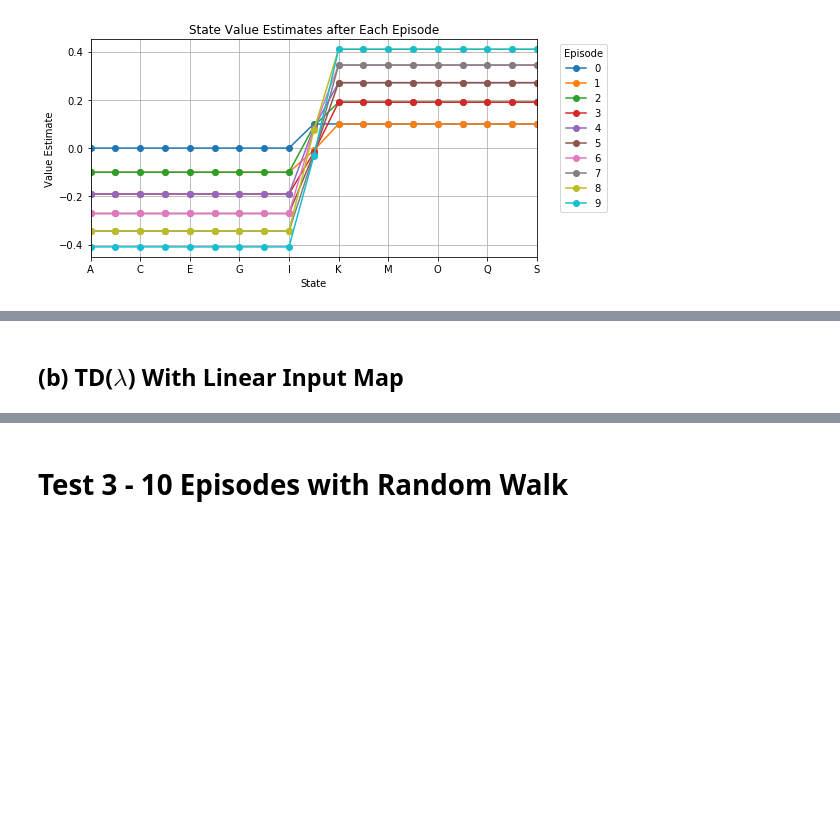
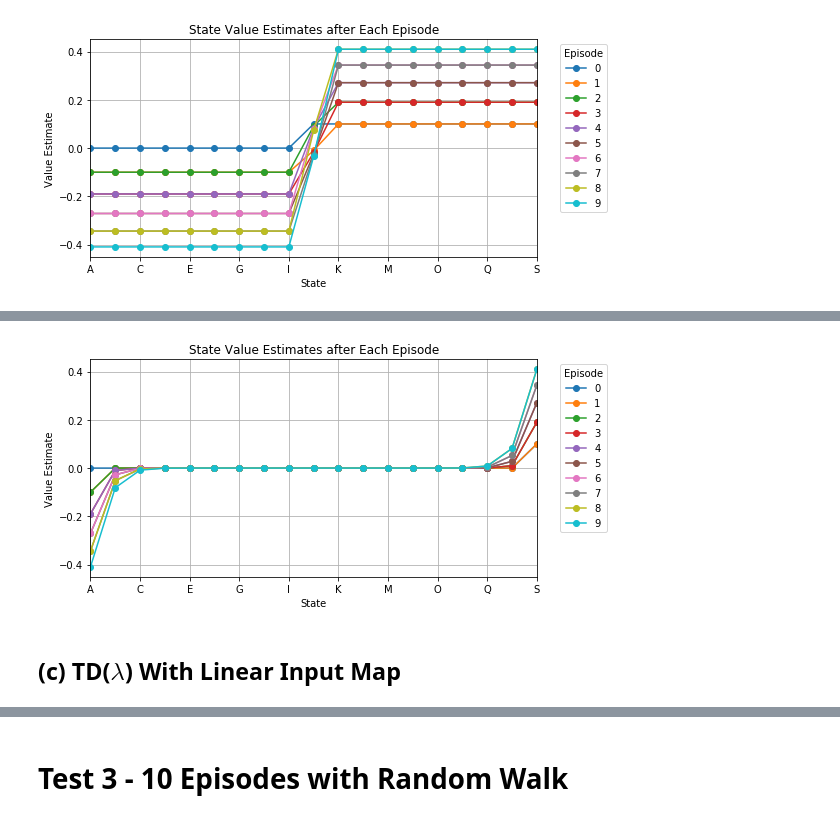
Before and after one commit to billtubbs/game-learner, a Jupyter notebook: Development-of-TD-Lambda-algorithm.ipynb, the cells around one changed output, grey strips where cells are left out. Drawn from its saved outputs; the diff is of its cells as text; code cells hidden in the pictures; blank space fills up the shorter version.

Commit message:
TD-Lambda updates working

```diff
--- a/Development-of-TD-Lambda-algorithm.ipynb
+++ b/Development-of-TD-Lambda-algorithm.ipynb
@@ -63,7 +63,7 @@ def discounted_sequence_generator(sequence, gamma):
 
 
 def td_n_step_update(value_function, prev_states, prev_rewards, tau, gamma,
-                     t_max=np.inf, show=False):
+                     learning_rate, t_max=np.inf, show=False):
     """Updates the value in value_function for the past state
     that occurred in timestep tau using the n-step TD
     algorithm.
@@ -217,0 +347,19 @@ def td_lambda_update(value_function, prev_state, state, reward, t, lam, gamma, s
+# %%
+assert np.array_equal(
+    value_function.weights,
+    np.array([0. , 0. , 0. , 0. , 0. , 0. , 0. , 0. , 0. ,
+              0.1, 0. , 0. , 0. , 0. , 0. , 0. , 0. , 0. , 0. ])
+)
+prev_state = current_state
+current_state = 'L'
+reward = 1
+lam = 0.5
+gamma = 1.0
+learning_rate = 0.1
+value_function.update_weights(current_state, prev_state, reward,
+                              lam, gamma, learning_rate)
+assert np.isclose(
+    value_function.weights,
+    np.array([0. , 0. , 0. , 0. , 0. , 0. , 0. , 0. , 0. , 0.1,
+              0.1, 0. , 0. , 0. , 0. , 0. , 0. , 0. , 0. ])
+).all()
@@ -249,6 +408,8 @@ while not game.game_over:
     else:
         reward = game.get_terminal_rewards()[role]
 
+    print(f"{prev_states[-1]} -> {game.state}, {reward}")
+
     state_key = game.generate_state_key(game.state, role)
     prev_states.append(state_key)
     prev_rewards.append(reward)
@@ -257,7 +418,7 @@ while not game.game_over:
         # Update the value for state in timestep tau
         tau = t - n + 1
         td_n_step_update(value_function, prev_states, prev_rewards,
-                         tau, gamma)
+                         tau, gamma, learning_rate)
 
     # Update timestep
     t += 1
@@ -267,8 +428,8 @@ assert game.game_over
 # Complete final state-value updates for timesteps tau
 # to current (terminal) timestep
 for tau in range(t - n, t):
-    td_n_step_update(value_function, prev_states, prev_rewards, tau, gamma,
-                     t_max=t)
+    td_n_step_update(value_function, prev_states, prev_rewards,
+                     tau, gamma, learning_rate, t_max=t)
 
 # Value function after 1 episode
 pd.Series(value_function)
@@ -379,7 +614,6 @@ value_function = {state_key: initial_value for state_key in game.states}
 
 # Environment setup
 game = RandomWalkGame(size=19, terminal_rewards={'T1': -1.0, 'T2': 1.0})
-#actions = ['r']*10
 actions = ['r', 'l', 'r', 'l', 'r', 'l', 'r', 'l', 'r', 'l']
 role = 1
 
@@ -402,6 +636,8 @@ for episode in range(0, n_runs):
             reward = game.get_rewards()[role]
         else:
             reward = game.get_terminal_rewards()[role]
+        if reward != 0:
+            print(f"{prev_state} -> {current_state}, {reward}")
 
         state_key = game.generate_state_key(game.state, role)
         prev_states.append(state_key)
@@ -411,7 +647,7 @@ for episode in range(0, n_runs):
             # Update the value for state in timestep tau
             tau = t - n + 1
             td_n_step_update(value_function, prev_states, prev_rewards,
-                             tau, gamma)
+                             tau, gamma, learning_rate)
 
         # Update timestep
         t += 1
@@ -422,7 +658,7 @@ for episode in range(0, n_runs):
     # to current (terminal) timestep
     for tau in range(t - n, t):
         td_n_step_update(value_function, prev_states, prev_rewards,
-                         tau, gamma, t_max=t)
+                         tau, gamma, learning_rate, t_max=t)
 
     saved_values.append(pd.Series(value_function, name=episode))
 
@@ -465,5 +790,9 @@ plot_value_estimates(saved_values)
+# %%
+plot_value_estimates(saved_values)
+# %% [output]
+[figure, added]
 # %% [markdown]
-## (b) TD($\lambda$) With Linear Input Map
+## (c) TD($\lambda$) With Linear Input Map
 # %%
 n_runs = 10
 
```
Also changed, not shown: parts of 26 cells of this notebook.
